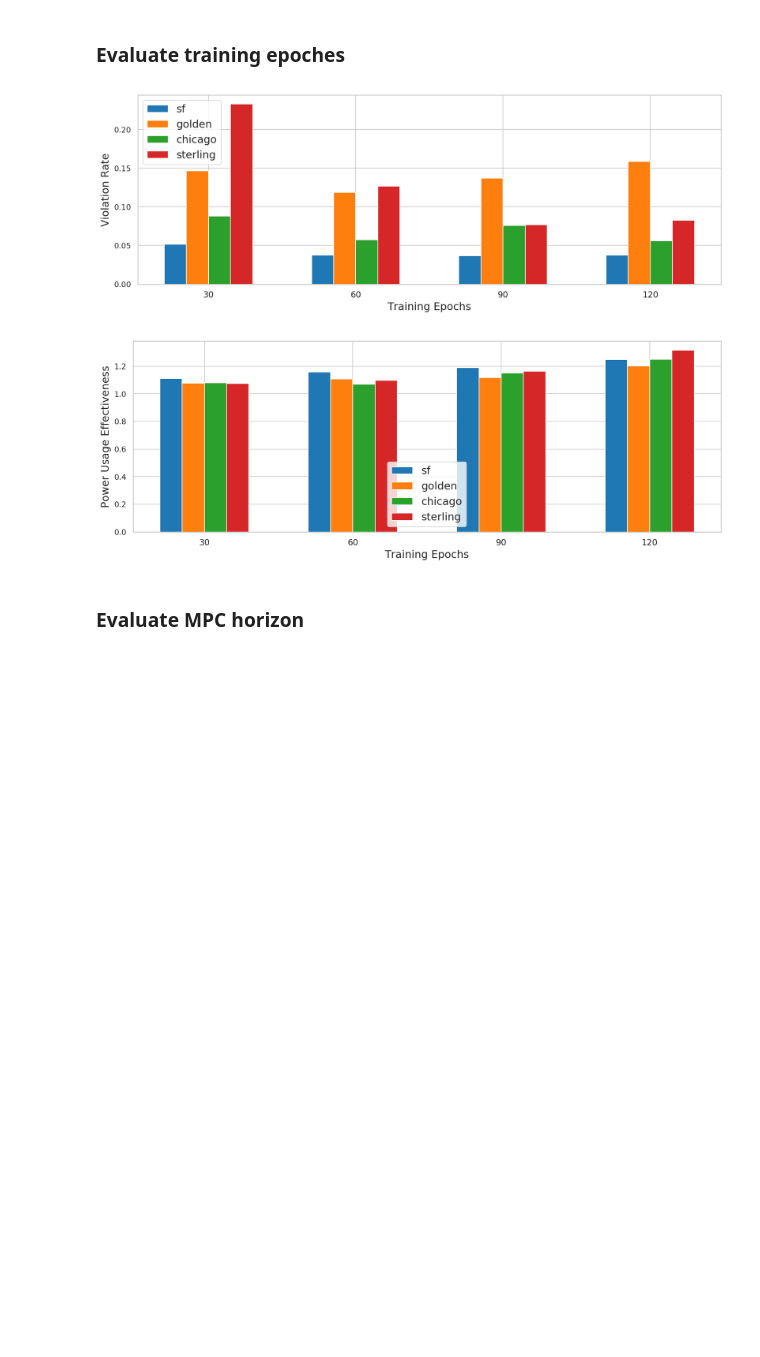
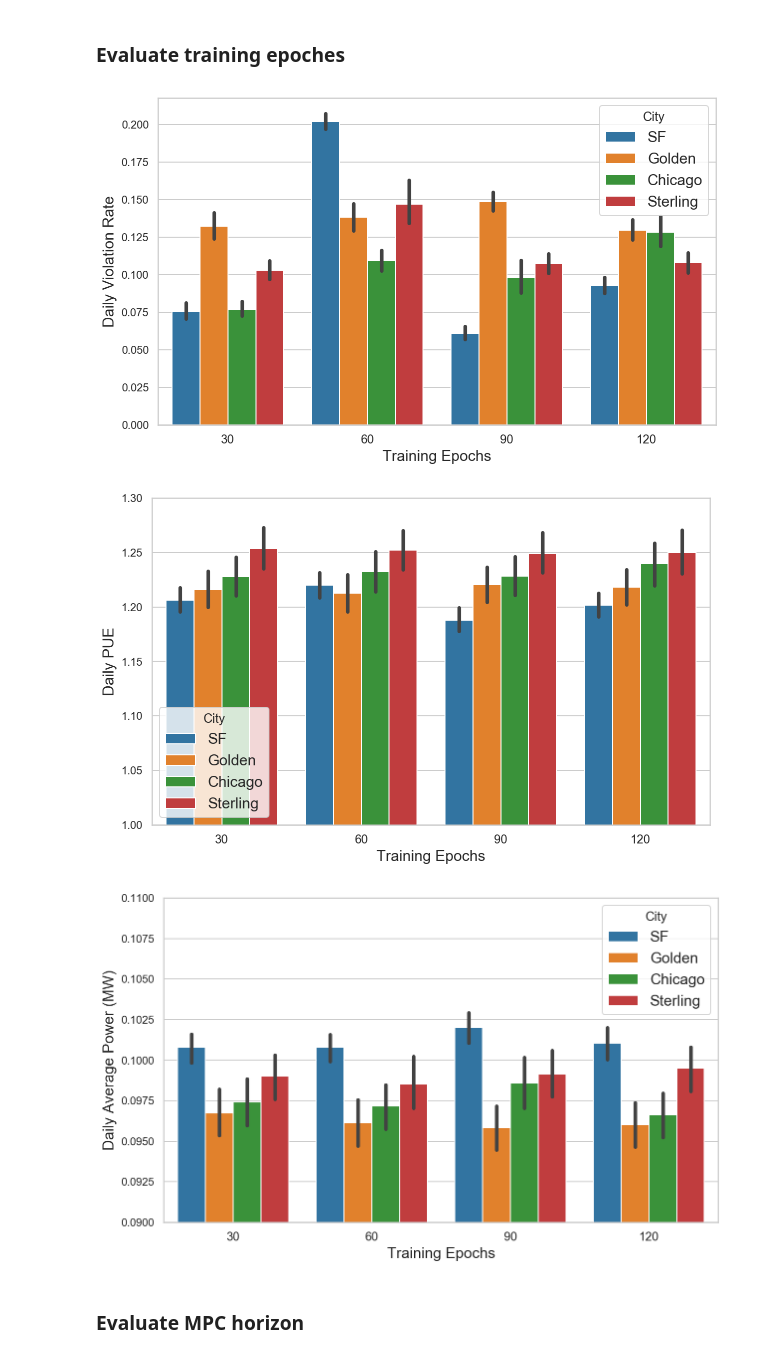
Before and after one commit to vermouth1992/mbrl-hvac, a Jupyter notebook: performance.ipynb, the cells around one changed output. Cells and saved outputs as stored; diff of their text form; code cells hidden in the pictures; blank space fills up the shorter version.

```diff
--- a/performance.ipynb
+++ b/performance.ipynb
@@ -136,28 +136,36 @@ def plot_bar(data, x_label, y_label, x_ticks, width=0.15, figsize=(15, 5)):
 # %% [markdown]
 ### Evaluate training epoches
-# %%
-training_epochs = [30, 60, 90, 120]
-data = {}
-for city in cities:
-    data[city] = []
-    for start_index in [30, 60, 90, 120]:
-        data[city].append(violation_rate(ppo_data_frame[city], start_index=start_index))
-
-plot_bar(data, 'Training Epochs', 'Violation Rate', training_epochs, width=0.15,
-        figsize=(15, 5))
-# %% [output]
-[figure, removed]
-# %%
-training_epochs = [30, 60, 90, 120]
-data = {}
-for city in cities:
-    data[city] = []
-    for start_index in [30, 60, 90, 120]:
-        data[city].append(calculate_pue(ppo_data_frame[city], start_index=start_index))
-
-plot_bar(data, 'Training Epochs', 'Power Usage Effectiveness', training_epochs, width=0.15,
-        figsize=(15, 5))
-# %% [output]
-[figure, removed]
+# %%
+# Create a new data frame containing training epochs, city, PUE and violation rate
+def create_training_epochs_comparison_data_frame():
+    training_epochs_lst = [30, 60, 90, 120]
+    result = {'Training Epochs': [], 'City': [], 'Daily PUE': [], 'Daily Violation Rate': [], 'Daily Average Power (MW)': []}
+    for training_epochs in training_epochs_lst:
+        for city in cities:
+            data_frame = pd.read_csv(get_log_dir(city, 5, 10, training_epochs) + '/episode-1.csv')
+            pue = calculate_daily_pue(data_frame)
+            violation_rate = calculate_daily_violation_rate(data_frame)
+            result['Training Epochs'].extend([training_epochs] * pue.shape[0])
+            result['City'].extend([city] * pue.shape[0])
+            result['Daily PUE'].extend(pue.tolist())
+            result['Daily Violation Rate'].extend(violation_rate.tolist())
+            daily_average_power = calculate_daily_mean_total_power(data_frame)
+            result['Daily Average Power (MW)'].extend(daily_average_power.tolist())
+    result = pd.DataFrame(result)
+    return result
+# %%
+training_epochs_comparison_data_frame = create_training_epochs_comparison_data_frame()
+ax = sns.barplot(x="Training Epochs", y="Daily Violation Rate", hue="City", data=training_epochs_comparison_data_frame)
+plt.show()
+ax = sns.barplot(x="Training Epochs", y="Daily PUE", hue="City", data=training_epochs_comparison_data_frame)
+ax.set_ylim(1.0, 1.3)
+plt.show()
+ax = sns.barplot(x="Training Epochs", y="Daily Average Power (MW)", hue="City", data=training_epochs_comparison_data_frame)
+ax.set_ylim(0.09, 0.11)
+plt.show()
+# %% [output]
+[figure, added]
+[figure, added]
+[figure, added]
 # %% [markdown]
 ### Evaluate MPC horizon
```
Also changed, not shown: parts of 40 cells of this notebook, 3 other files.
